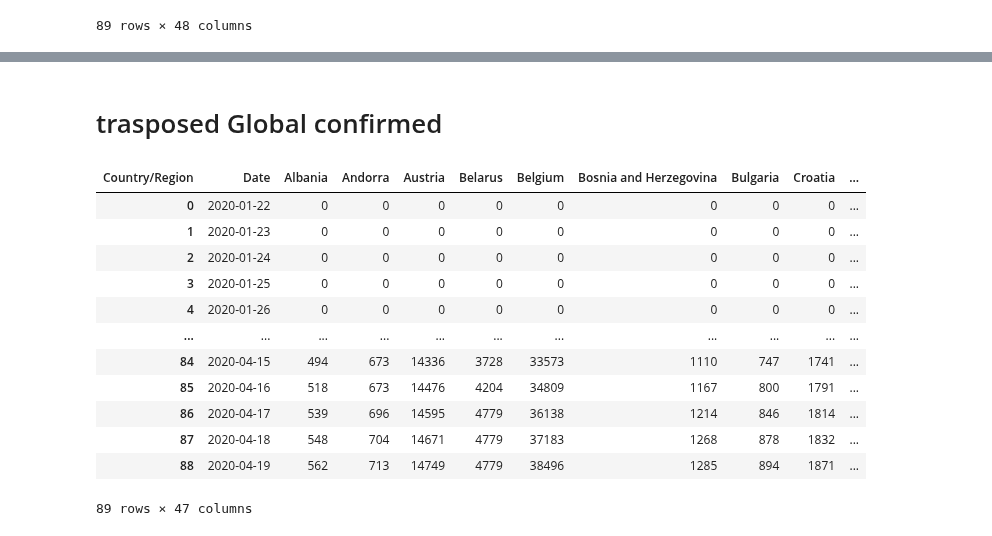
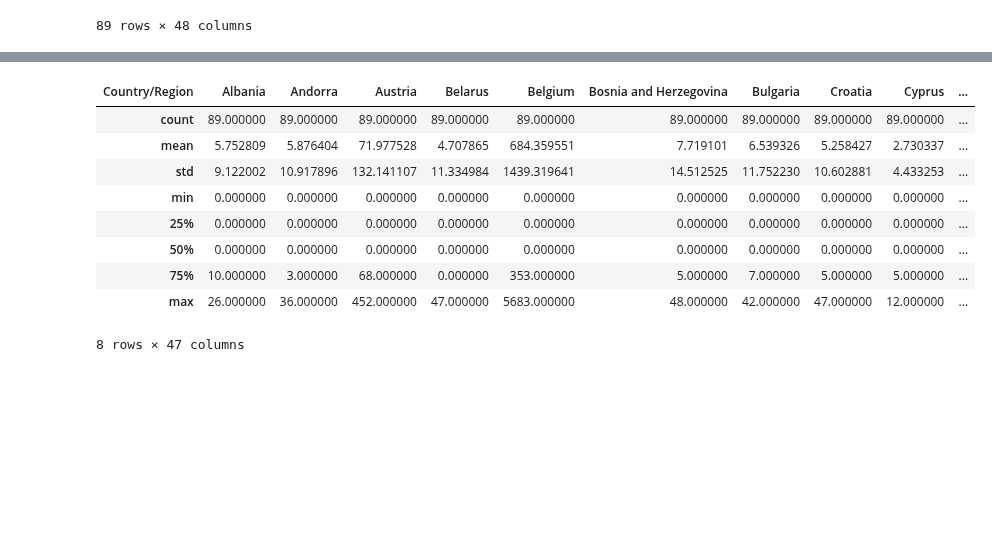
Before and after one commit to ta-data-bcn/Project-Week-3-Data-Thieves, a Jupyter notebook: projectA.ipynb, the cells around one changed output, grey strips where cells are left out. Cells and saved outputs as stored; diff of their text form; code cells hidden in the pictures; blank space fills up the shorter version.

```diff
--- a/projectA.ipynb
+++ b/projectA.ipynb
@@ -262,3 +149,0 @@ df_good_d
-# %%
-df_good_d = df_good_d.drop(columns=['Venezuela'], axis=1)
-df_good_d
@@ -279,25 +150,13 @@ df_good_d
-# %% [markdown]
-# trasposed Global confirmed
-# %%
-df_good = data_clean.reset_index()
-del df_good['index']
-df_good = df_good.drop(columns=['Lat', 'Long']).set_index("Country/Region")
-df_good = df_good.T.reset_index()
-df_good = df_good.rename(columns={'index':'Date'})
-df_good.Date = df_good.Date.astype('datetime64')
-df_good = df_good.drop(columns=['Venezuela'], axis=1)
-df_good
-# %% [output]
-| Country/Region | Date | Albania | Andorra | Austria | Belarus | Belgium | Bosnia and Herzegovina | Bulgaria | Croatia | ... |
-| 0 | 2020-01-22 | 0 | 0 | 0 | 0 | 0 | 0 | 0 | 0 | ... |
-| 1 | 2020-01-23 | 0 | 0 | 0 | 0 | 0 | 0 | 0 | 0 | ... |
-| 2 | 2020-01-24 | 0 | 0 | 0 | 0 | 0 | 0 | 0 | 0 | ... |
-| 3 | 2020-01-25 | 0 | 0 | 0 | 0 | 0 | 0 | 0 | 0 | ... |
-| 4 | 2020-01-26 | 0 | 0 | 0 | 0 | 0 | 0 | 0 | 0 | ... |
-| ... | ... | ... | ... | ... | ... | ... | ... | ... | ... | ... |
-| 84 | 2020-04-15 | 494 | 673 | 14336 | 3728 | 33573 | 1110 | 747 | 1741 | ... |
-| 85 | 2020-04-16 | 518 | 673 | 14476 | 4204 | 34809 | 1167 | 800 | 1791 | ... |
-| 86 | 2020-04-17 | 539 | 696 | 14595 | 4779 | 36138 | 1214 | 846 | 1814 | ... |
-| 87 | 2020-04-18 | 548 | 704 | 14671 | 4779 | 37183 | 1268 | 878 | 1832 | ... |
-| 88 | 2020-04-19 | 562 | 713 | 14749 | 4779 | 38496 | 1285 | 894 | 1871 | ... |
-89 rows × 47 columns
+# %%
+df_good_d.describe()
+# %% [output]
+| Country/Region | Albania | Andorra | Austria | Belarus | Belgium | Bosnia and Herzegovina | Bulgaria | Croatia | Cyprus | ... |
+| count | 89.000000 | 89.000000 | 89.000000 | 89.000000 | 89.000000 | 89.000000 | 89.000000 | 89.000000 | 89.000000 | ... |
+| mean | 5.752809 | 5.876404 | 71.977528 | 4.707865 | 684.359551 | 7.719101 | 6.539326 | 5.258427 | 2.730337 | ... |
+| std | 9.122002 | 10.917896 | 132.141107 | 11.334984 | 1439.319641 | 14.512525 | 11.752230 | 10.602881 | 4.433253 | ... |
+| min | 0.000000 | 0.000000 | 0.000000 | 0.000000 | 0.000000 | 0.000000 | 0.000000 | 0.000000 | 0.000000 | ... |
+| 25% | 0.000000 | 0.000000 | 0.000000 | 0.000000 | 0.000000 | 0.000000 | 0.000000 | 0.000000 | 0.000000 | ... |
+| 50% | 0.000000 | 0.000000 | 0.000000 | 0.000000 | 0.000000 | 0.000000 | 0.000000 | 0.000000 | 0.000000 | ... |
+| 75% | 10.000000 | 3.000000 | 68.000000 | 0.000000 | 353.000000 | 5.000000 | 7.000000 | 5.000000 | 5.000000 | ... |
+| max | 26.000000 | 36.000000 | 452.000000 | 47.000000 | 5683.000000 | 48.000000 | 42.000000 | 47.000000 | 12.000000 | ... |
+8 rows × 47 columns
```
Also changed, not shown: parts of 10 cells of this notebook, 10 other files.
